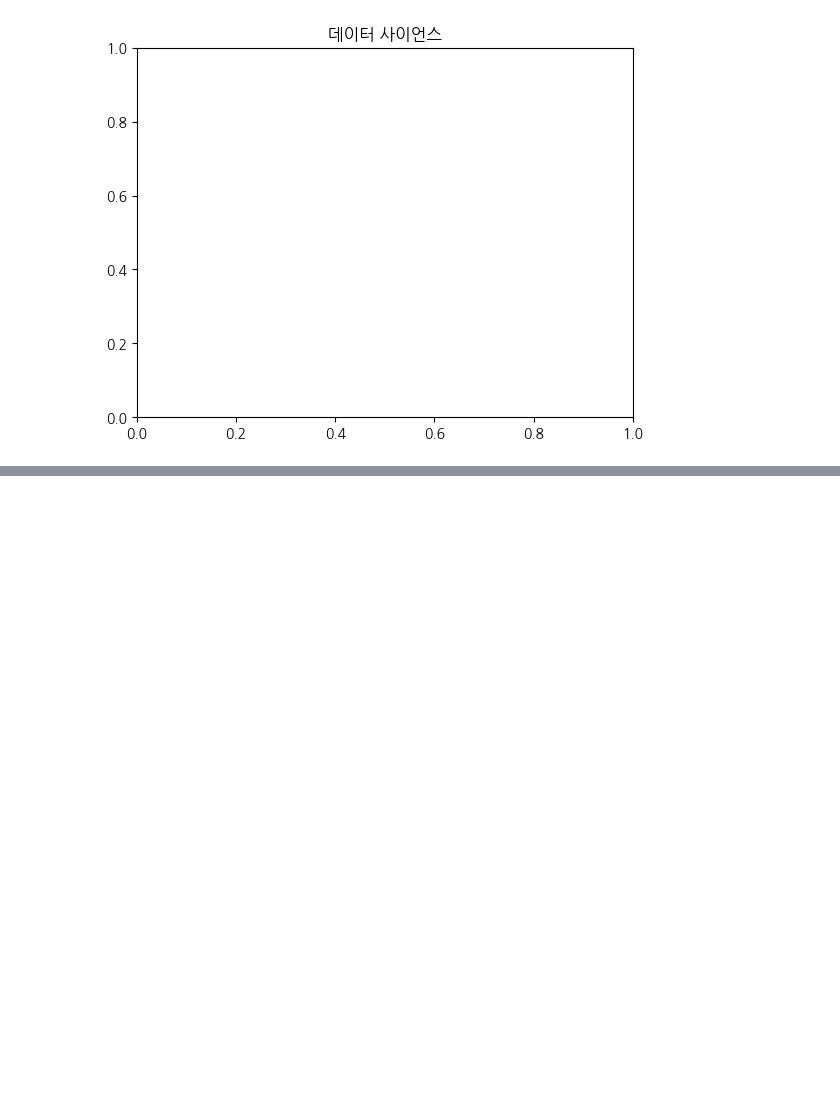
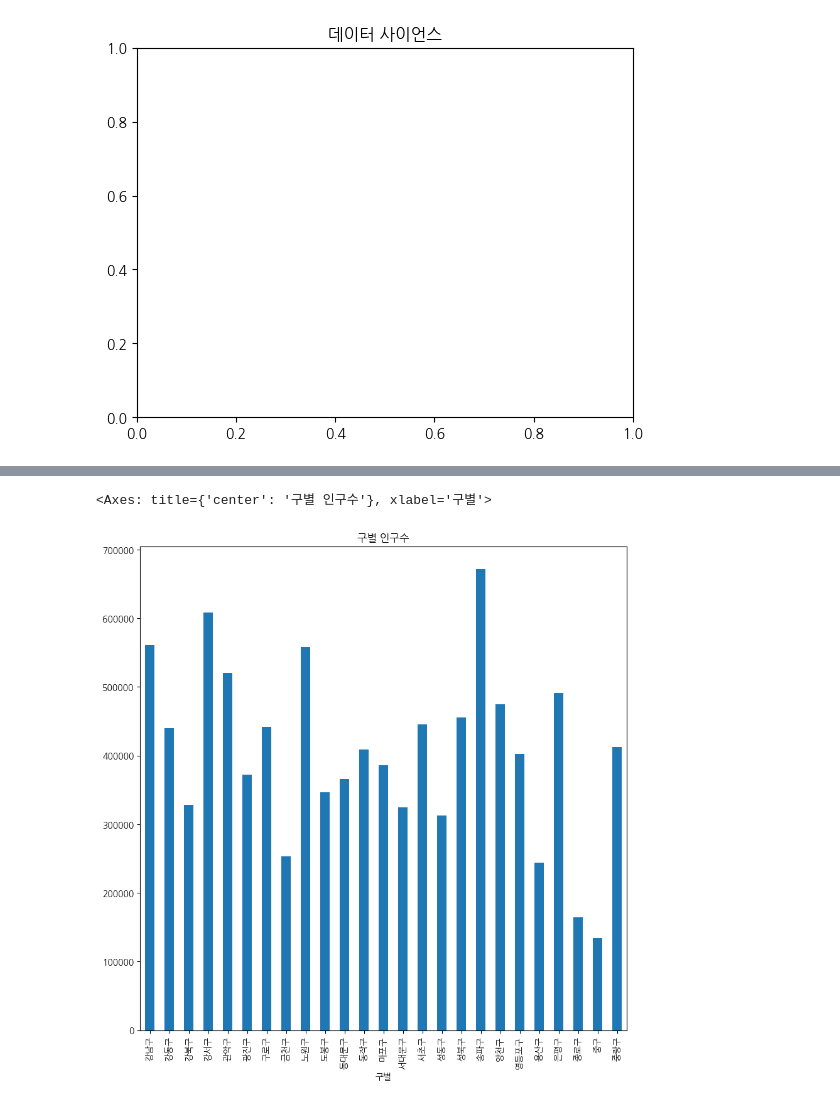
Before and after one commit to kimhwidam/zerobase_EDA, a Jupyter notebook: Day_1.ipynb, the cells around one changed output, grey strips where cells are left out. Drawn from its saved outputs; the diff is of its cells as text; code cells hidden in the pictures; blank space fills up the shorter version.

```diff
--- a/Day_1.ipynb
+++ b/Day_1.ipynb
@@ -41,0 +625,3 @@ Text(0.5, 1.0, '데이터 사이언스')
+# %%
+total_data = pd.merge(cctv_data, pop_data, on='구별')
+total_data.head()
@@ -41,0 +635,6 @@ Text(0.5, 1.0, '데이터 사이언스')
+# %%
+# 년도별 CCTV 개수 컬럼은 제거
+del_columns = ['2013년도 이전', '2014년', '2015년', '2016년']
+total_data = total_data.drop(del_columns, axis=1)
+total_data.rename(columns={'소계': 'CCTV 소계'}, inplace=True)
+total_data
@@ -41,0 +659,4 @@ Text(0.5, 1.0, '데이터 사이언스')
+# %%
+# 데이터프레임 index를 구별로 재지정
+total_data.set_index('구별', inplace=True)
+total_data.head()
@@ -41,0 +691,4 @@ Text(0.5, 1.0, '데이터 사이언스')
+# %%
+# CCTV 비율이 가장 높은 구는 종로구, 가장 적은 구는 강서구
+total_data['cctv비율'] = (total_data['CCTV 소계'] / total_data['인구수']) * 100
+total_data.sort_values(by='cctv비율', ascending=False)
@@ -41,0 +726,6 @@ Text(0.5, 1.0, '데이터 사이언스')
+# %%
+# 바로 plot()을 써서 시각화 가능(세로 bar차트, figsize는 나타나지는 그래프 전체 크기)
+total_data['인구수'].plot(title='구별 인구수', kind='bar', figsize=(10,10))
+# %% [output]
+<Axes: title={'center': '구별 인구수'}, xlabel='구별'>
+[figure, added]
```
Also changed, not shown: parts of 68 cells of this notebook.
